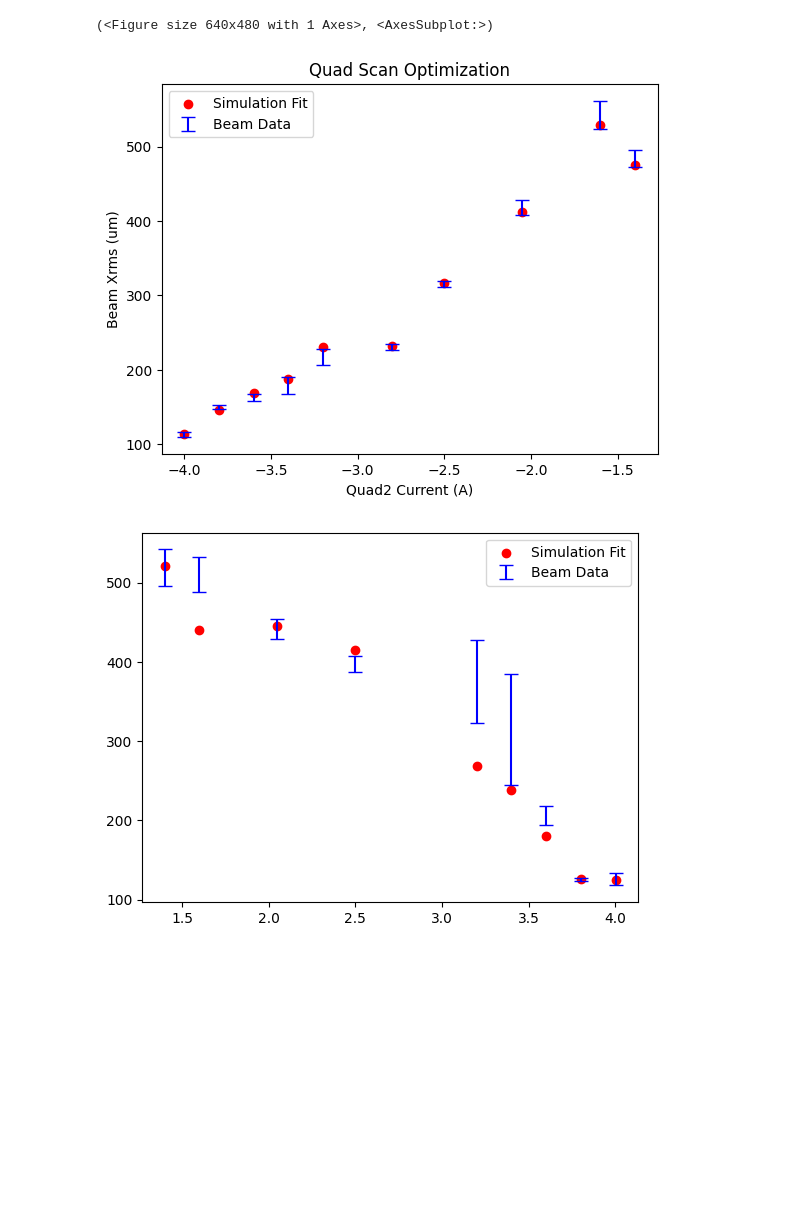
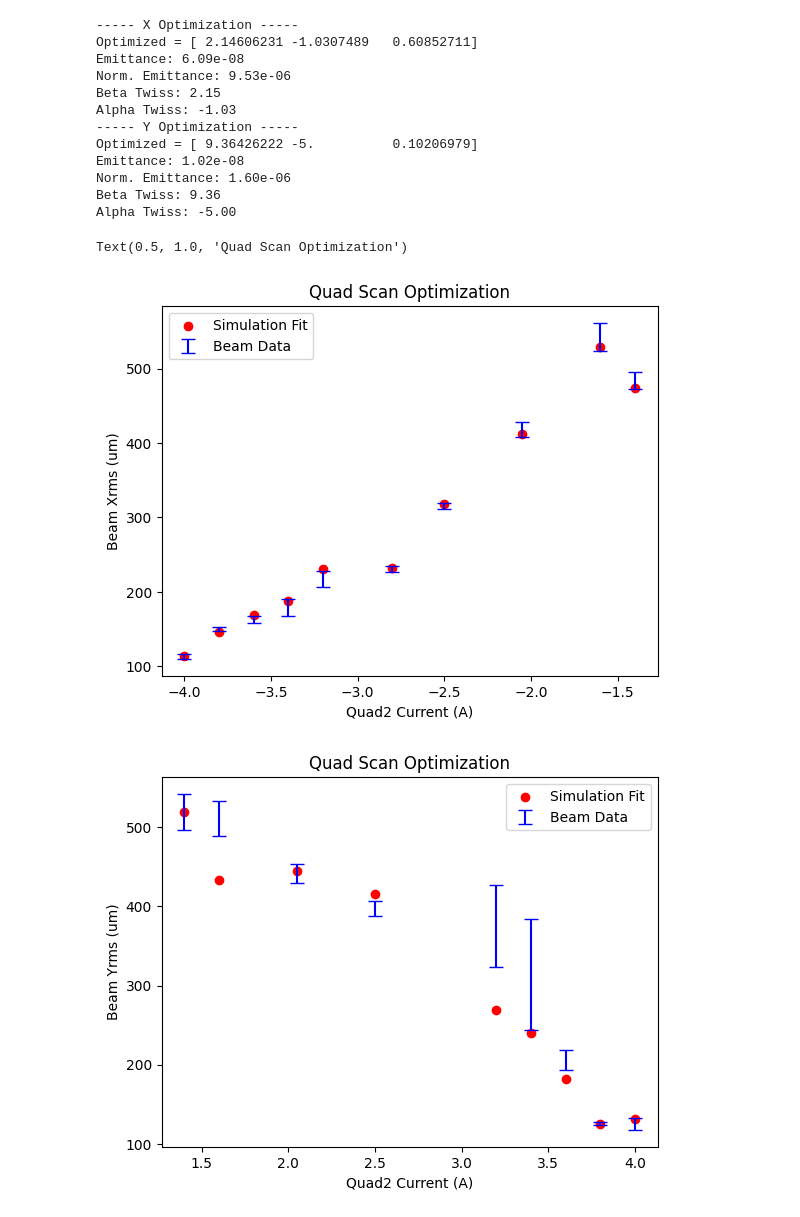
Before and after one commit to afisher000/Radiabeam, a Jupyter notebook: GRIT Operation/Analysis/optimize_quadscan.ipynb, the cells around one changed output. Saved outputs shown, nothing was run; the diff lists cells and outputs as text; code cells hidden in the pictures; blank space fills up the shorter version.

```diff
--- a/GRIT Operation/Analysis/optimize_quadscan.ipynb
+++ b/GRIT Operation/Analysis/optimize_quadscan.ipynb
@@ -74,15 +60,42 @@ Alpha Twiss: -4.59
-# %%
-# Plot against data
-x0 = [.3, -.3, .7]
-
-fig, ax = ou.plot_fit_vs_data(xresult.x, xdf, energy, cam)
-ax.set_xlabel('Quad2 Current (A)')
-ax.set_ylabel('Beam Xrms (um)')
-ax.set_title('Quad Scan Optimization')
-
-
-ou.plot_fit_vs_data(yresult.x, ydf, energy, cam)
-# %% [output]
-(<Figure size 640x480 with 1 Axes>, <AxesSubplot:>)
-[figure, removed]
-[figure, removed]
+# %%
+# Run optimizer (emittance scaled by 1e8)
+bounds = [(0.1, 10), (-5, 5), (.01, 5)]
+x0 = [1, 0, .5]
+
+def run_optimizer(df, params):
+    opt_fcn = lambda x: ou.errorfcn(x, df, params['energy'], params['camera'])
+    result = minimize(opt_fcn, x0, method='L-BFGS-B', bounds=bounds)
+
+    ou.print_results(result.x, params['energy'])
+
+    _, ax = ou.plot_fit_vs_data(result.x, df, params['energy'], params['camera'])
+    return ax
+
+print('----- X Optimization -----')
+ax = run_optimizer(xdf)
+ax.set_xlabel('Quad2 Current (A)')
+ax.set_ylabel('Beam Xrms (um)')
+ax.set_title('Quad Scan Optimization')
+
+
+print('----- Y Optimization -----')
+ax = run_optimizer(ydf)
+ax.set_xlabel('Quad2 Current (A)')
+ax.set_ylabel('Beam Yrms (um)')
+ax.set_title('Quad Scan Optimization')
+# %% [output]
+----- X Optimization -----
+Optimized = [ 2.14606231 -1.0307489   0.60852711]
+Emittance: 6.09e-08
+Norm. Emittance: 9.53e-06
+Beta Twiss: 2.15
+Alpha Twiss: -1.03
+----- Y Optimization -----
+Optimized = [ 9.36426222 -5.          0.10206979]
+Emittance: 1.02e-08
+Norm. Emittance: 1.60e-06
+Beta Twiss: 9.36
+Alpha Twiss: -5.00
+Text(0.5, 1.0, 'Quad Scan Optimization')
+[figure, added]
+[figure, added]
```
Also changed, not shown: parts of 3 cells of this notebook, 14 other files.
